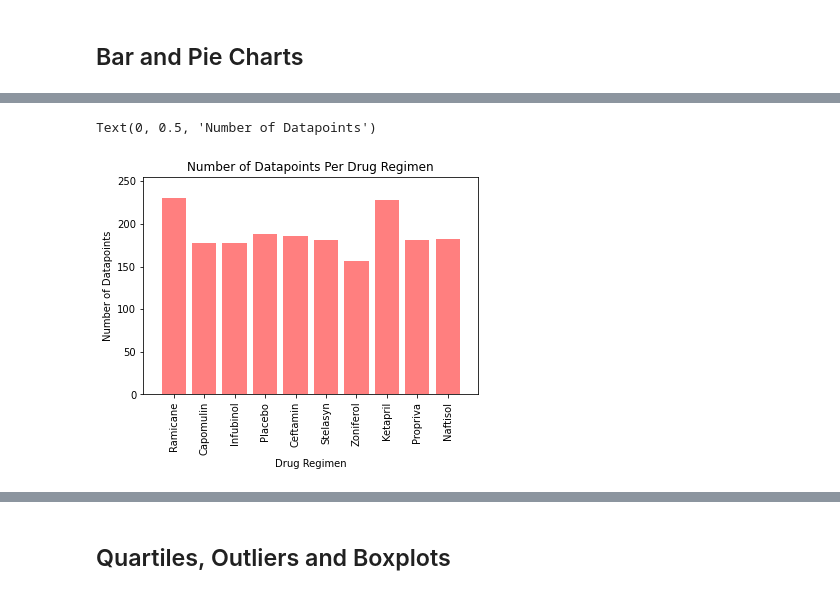
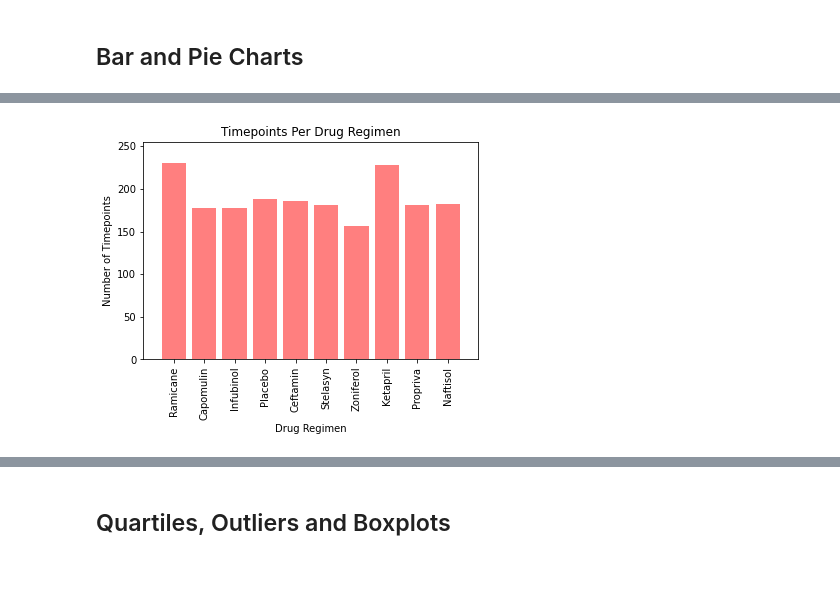
Before and after one commit to KLacerda08/matplotlib-challenge, a Jupyter notebook: pymaceuticals_kl.ipynb, the cells around one changed output, grey strips where cells are left out. Cells and saved outputs as stored; diff of their text form; code cells hidden in the pictures.

```diff
--- a/pymaceuticals_kl.ipynb
+++ b/pymaceuticals_kl.ipynb
@@ -164,13 +201,14 @@ print(drug_list)
 # %%
+# Generate identical bar plot using pyplot instead of pandas.
 x_axis = np.arange(len(drug_list))
 plt.bar(x_axis, drug_tally, color='r', alpha = 0.5, align="center")
 tick_locations = [value for value in x_axis]
 plt.xticks(tick_locations, (drug_list), rotation="vertical")
 plt.xlim(-1, len(x_axis)+0)
 plt.ylim(0,max(drug_tally)+25)
-plt.title("Number of Datapoints Per Drug Regimen")
+plt.title("Timepoints Per Drug Regimen")
 plt.xlabel("Drug Regimen")
-plt.ylabel("Number of Datapoints")
+plt.ylabel("Number of Timepoints")
+plt.show()
 # %% [output]
-Text(0, 0.5, 'Number of Datapoints')
-[figure, old version]
+[figure, new version]
```
Also changed, not shown: parts of 24 cells of this notebook, 1 other file.
